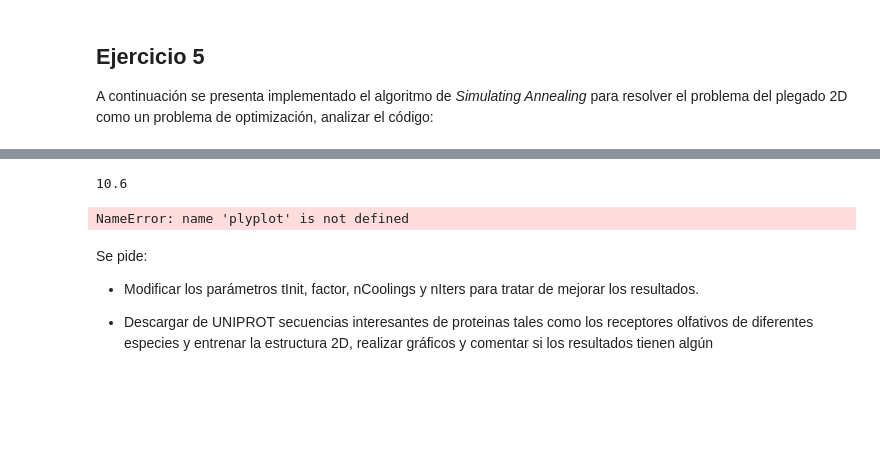
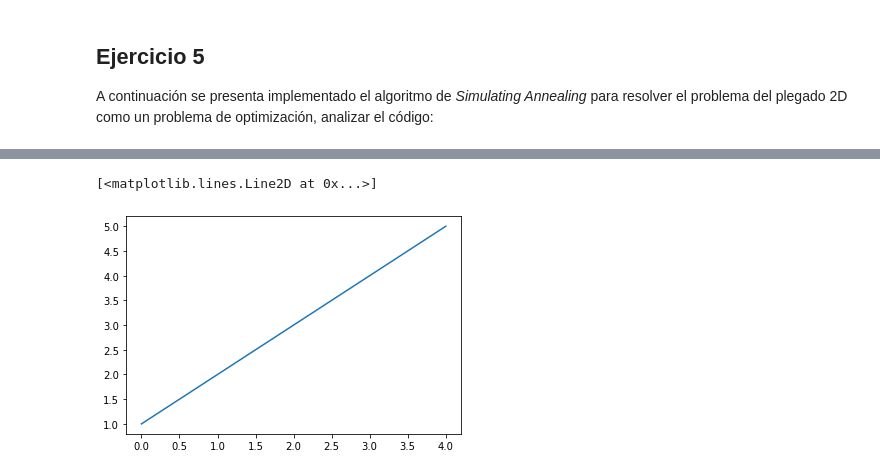
Before and after one commit to ABRomeroLosada/BAG-python, a Jupyter notebook: plegado2D_sol.ipynb, the cells around one changed output, grey strips where cells are left out. Cells and saved outputs as stored; diff of their text form; code cells hidden in the pictures; blank space fills up the shorter version.

```diff
--- a/plegado2D_sol.ipynb
+++ b/plegado2D_sol.ipynb
@@ -411,24 +395,0 @@ def whitebluegradient(aa, minG=minG = min(aa_deltaG.values()), maxG=max(aa_delta
-# %%
-maxG-minG
-# %% [output]
-10.6
-# %%
-
-
-# El siguiente código realiza una representación de la estructura
-
-from matplotlib import pyplot
-
-plyplot.style.use('dark_background')
-dic = get_spatial_dic(*lines)
-for (a,b) in dic:
-    pyplot.plot(a,b,'o',color =
-                    whitebluegradient(aa_deltaG[dic[(a,b)]]))
-# %% [output]
-NameError: name 'plyplot' is not defined
-# %% [markdown]
-Se pide:
-
-* Modificar los parámetros tInit, factor, nCoolings y nIters para tratar de mejorar los resultados.
-
-* Descargar de UNIPROT secuencias interesantes de proteinas tales como los receptores olfativos de diferentes especies y entrenar la estructura 2D, realizar gráficos y comentar si los resultados tienen algún
@@ -434,0 +398,8 @@ Se pide:
+# %%
+#Es una funcion muy versatil
+pyplot.plot([1,2,3,4,5])
+#se genera un grafico de lineas en el que los valores dados son los valores de las y y me ha puesto como
+#valores de x las posiciones de los elementos del objeto
+# %% [output]
+[<matplotlib.lines.Line2D at 0x...>]
+[figure, added]
```
Also changed, not shown: parts of 18 cells of this notebook.
